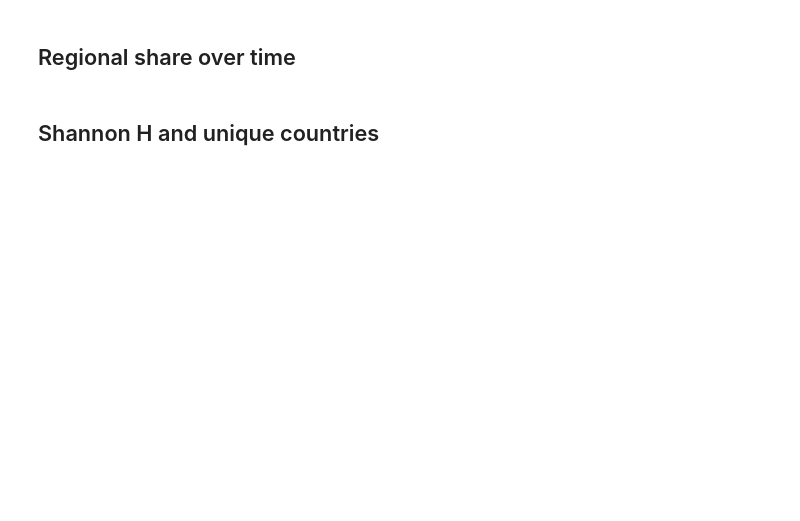
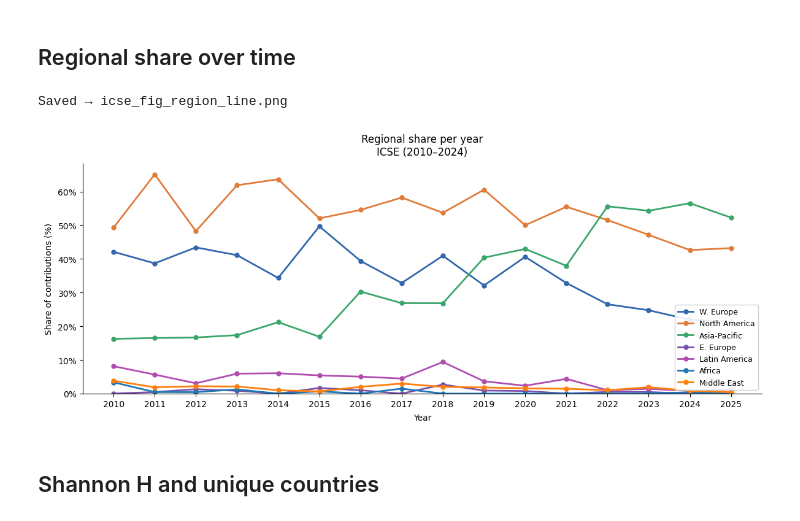
Before and after one commit to amyhoyt625/geo_data, a Jupyter notebook: src/analysis/icse_timeseries.ipynb, the cells around one changed output. Cells and saved outputs as stored; diff of their text form; code cells hidden in the pictures; blank space fills up the shorter version.

```diff
--- a/src/analysis/icse_timeseries.ipynb
+++ b/src/analysis/icse_timeseries.ipynb
@@ -143,19 +148,22 @@ print("Ready.")
 # %%
 fig, ax = plt.subplots(figsize=(12, 5))
 for region in REGION_ORDER:
     if region not in region_pct.columns or region_pct[region].max() < 1:
         continue
     ax.plot(years, region_pct[region], "o-",
             color=REGION_COLORS[region], lw=2, ms=5, label=region)
 ax.set_ylabel("Share of contributions (%)", labelpad=6)
 ax.yaxis.set_major_formatter(mtick.PercentFormatter())
 ax.set_ylim(bottom=0)
-ax.legend(loc="upper right", fontsize=9, framealpha=0.9)
+ax.legend(loc="lower right", fontsize=9, framealpha=0.9)
 ax.set_title(f"Regional share per year\n{TITLE_SUFFIX}", pad=10)
 style_ax(ax, years)
 plt.tight_layout()
 save_fig(fig, f"{FIG_PREFIX}_fig_region_line.png")
 plt.show()
+# %% [output]
+Saved → icse_fig_region_line.png
+[figure, added]
 # %% [markdown]
 ## Shannon H and unique countries
 # %%
```
Also changed, not shown: parts of 9 cells of this notebook, 11 other files.
